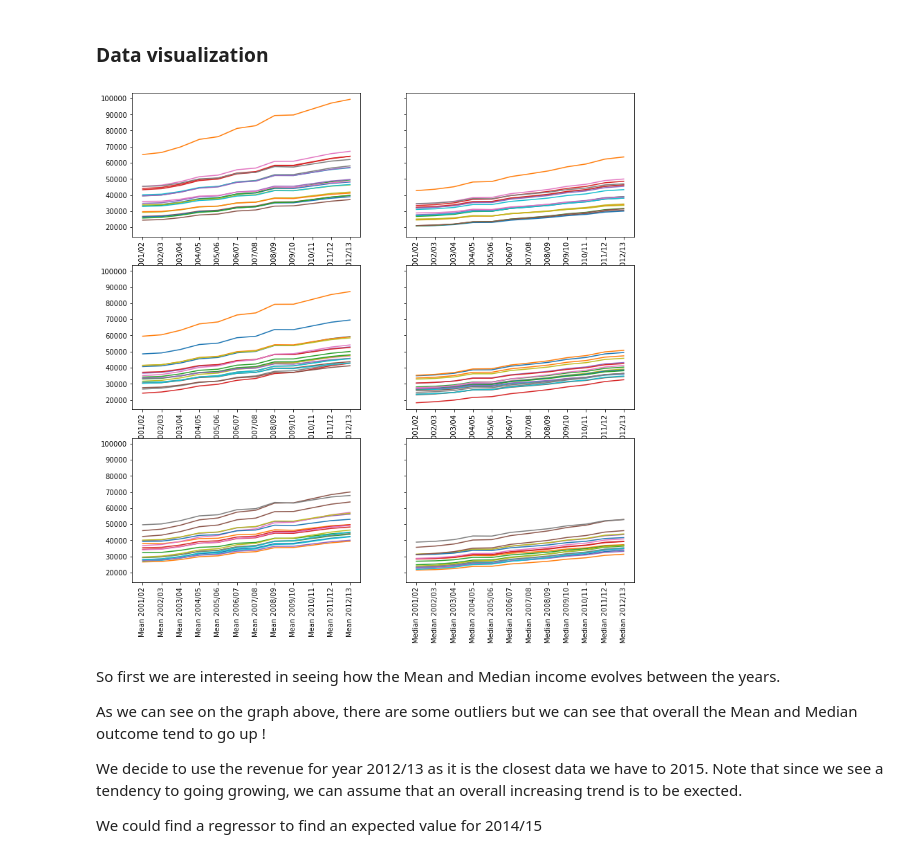
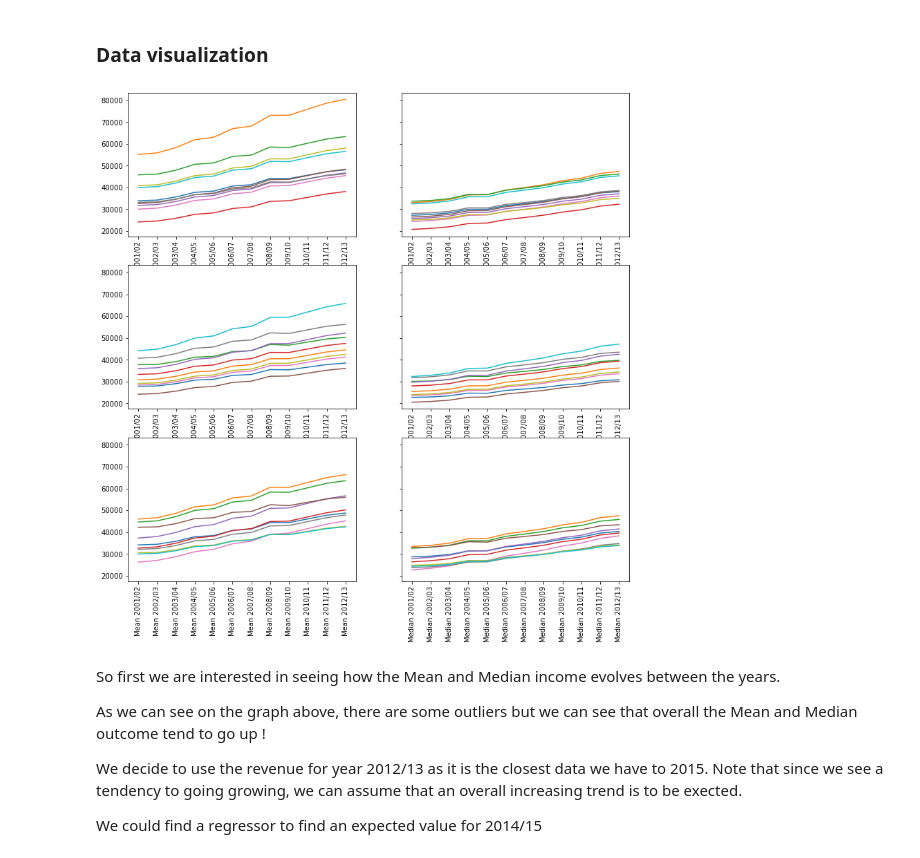
Before and after one commit to epfl-ada/ada-2020-project-milestone-p3-p3_p-ada-wan, a Jupyter notebook: Link_Groceries_Income.ipynb, the cells around one changed output. Drawn from its saved outputs; the diff is of its cells as text; code cells hidden in the pictures.

```diff
--- a/Link_Groceries_Income.ipynb
+++ b/Link_Groceries_Income.ipynb
@@ -64,31 +64,31 @@ income_msoa.head()
 # %%
 mean_columns = ['Mean 20' + year for year in years]
 median_columns = ['Median 20' + year for year in years]
 
 fig, axes = plt.subplots(3,2, figsize=(13,13), sharey=True)
-ward_sample = np.random.choice(range(len(income_ward)), 20, replace=False)
-msoa_sample = np.random.choice(range(len(income_msoa)), 20, replace=False)
-lsoa_sample = np.random.choice(range(len(income_lsoa)), 20, replace=False)
+ward_sample = np.random.choice(range(len(income_ward)), 10, replace=False)
+msoa_sample = np.random.choice(range(len(income_msoa)), 10, replace=False)
+lsoa_sample = np.random.choice(range(len(income_lsoa)), 10, replace=False)
 
 for i in ward_sample:
     axes[0,0].plot(pd.DataFrame(income_ward.iloc[i][mean_columns]))
     axes[0,0].set_xticklabels(labels=mean_columns, rotation=90)
     axes[0,1].plot(pd.DataFrame(income_ward.iloc[i][median_columns]))
     axes[0,1].set_xticklabels(labels=median_columns, rotation=90)
 
 for i in msoa_sample:
     axes[1,0].plot(pd.DataFrame(income_msoa.iloc[i][mean_columns]))
     axes[1,0].set_xticklabels(labels=mean_columns, rotation=90)
     axes[1,1].plot(pd.DataFrame(income_msoa.iloc[i][median_columns]))
     axes[1,1].set_xticklabels(labels=median_columns, rotation=90)
 
 for i in lsoa_sample:
     axes[2,0].plot(pd.DataFrame(income_lsoa.iloc[i][mean_columns]))
     axes[2,0].set_xticklabels(labels=mean_columns, rotation=90)
     axes[2,1].plot(pd.DataFrame(income_lsoa.iloc[i][median_columns]))
     axes[2,1].set_xticklabels(labels=median_columns, rotation=90)
 # %% [output]
-[figure, old version]
+[figure, new version]
 # %% [markdown]
 So first we are interested in seeing how the Mean and Median income evolves between the years.
 
```
Also changed, not shown: parts of 1 cell of this notebook.
